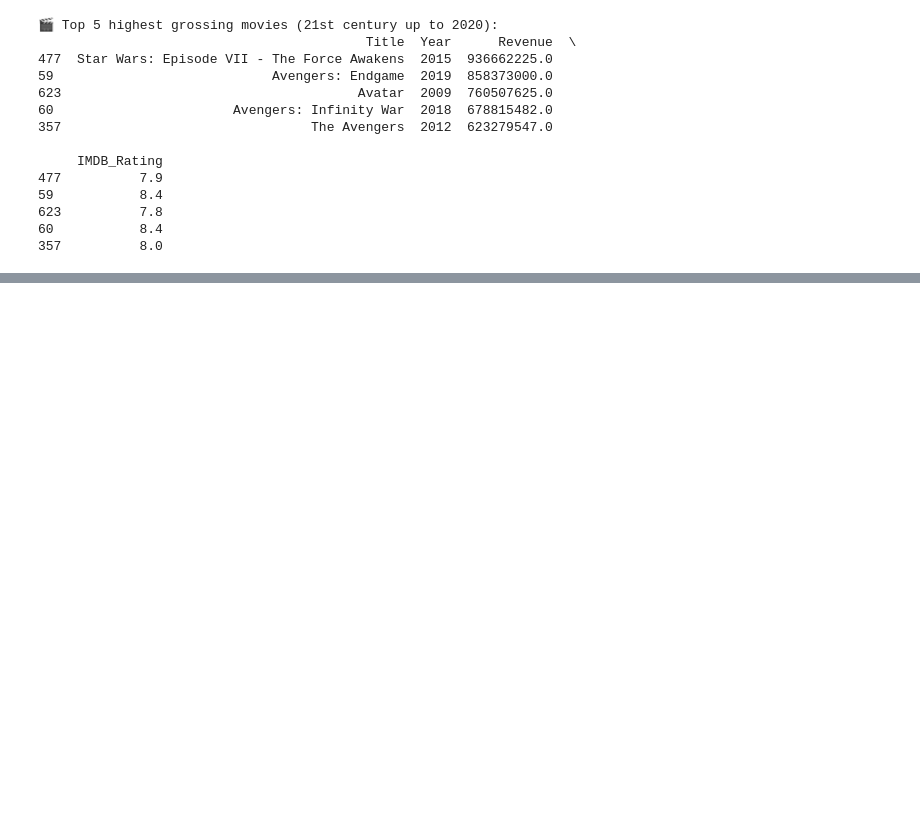
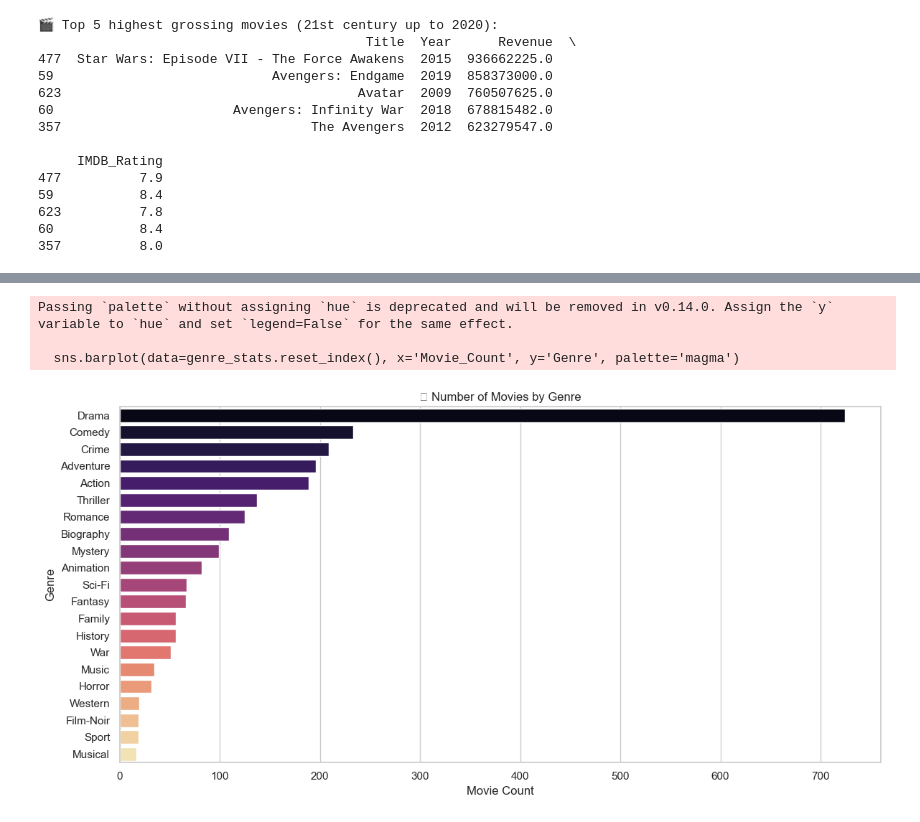
Before and after one commit to JuanmaCM7/IMDB_top_1000_movies, a Jupyter notebook: Notebooks/EDA.ipynb, the cells around one changed output, grey strips where cells are left out. Cells and saved outputs as stored; diff of their text form; code cells hidden in the pictures; blank space fills up the shorter version.

```diff
--- a/Notebooks/EDA.ipynb
+++ b/Notebooks/EDA.ipynb
@@ -701,0 +757,25 @@ print(top_5_21st_century[['Title', 'Year', 'Revenue', 'IMDB_Rating']])
+# %%
+# Explode genres into separate rows (e.g., "Drama, Crime" → two rows)
+df_exploded = df.copy()
+df_exploded['Genre'] = df_exploded['Genre'].str.split(', ')
+df_exploded = df_exploded.explode('Genre')
+
+# Drop missing or blank genres just in case
+df_exploded = df_exploded[df_exploded['Genre'].notna()]
+# %%
+# Group by Genre and calculate average rating, revenue, votes, count
+genre_stats = df_exploded.groupby('Genre').agg({
+    'Title': 'count',
+    'IMDB_Rating': 'mean',
+    'Revenue': 'mean',
+    'Votes': 'mean'
+}).rename(columns={
+    'Title': 'Movie_Count',
+    'IMDB_Rating': 'Avg_Rating',
+    'Revenue': 'Avg_Revenue',
+    'Votes': 'Avg_Votes'
+}).sort_values(by='Movie_Count', ascending=False)
+
+# Round results for clarity
+genre_stats = genre_stats.round(2)
+genre_stats.head(10)
@@ -701,0 +795,16 @@ print(top_5_21st_century[['Title', 'Year', 'Revenue', 'IMDB_Rating']])
+# %%
+import seaborn as sns
+import matplotlib.pyplot as plt
+
+plt.figure(figsize=(12, 6))
+sns.barplot(data=genre_stats.reset_index(), x='Movie_Count', y='Genre', palette='magma')
+plt.title("🎬 Number of Movies by Genre")
+plt.xlabel("Movie Count")
+plt.ylabel("Genre")
+plt.tight_layout()
+plt.show()
+# %% [output]
+Passing `palette` without assigning `hue` is deprecated and will be removed in v0.14.0. Assign the `y` variable to `hue` and set `legend=False` for the same effect.
+
+  sns.barplot(data=genre_stats.reset_index(), x='Movie_Count', y='Genre', palette='magma')
+[figure, added]
```
Also changed, not shown: parts of 19 cells of this notebook.
